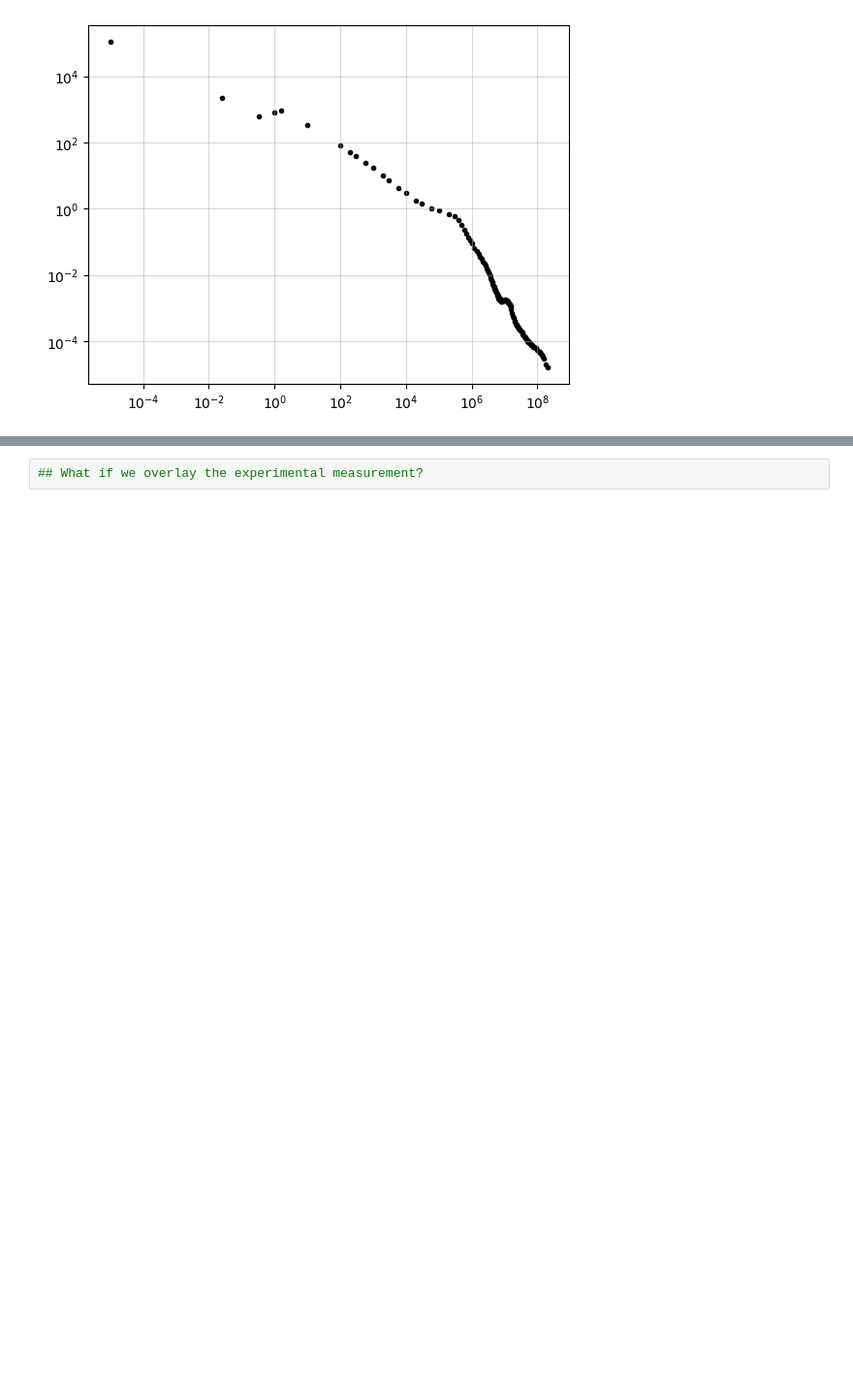
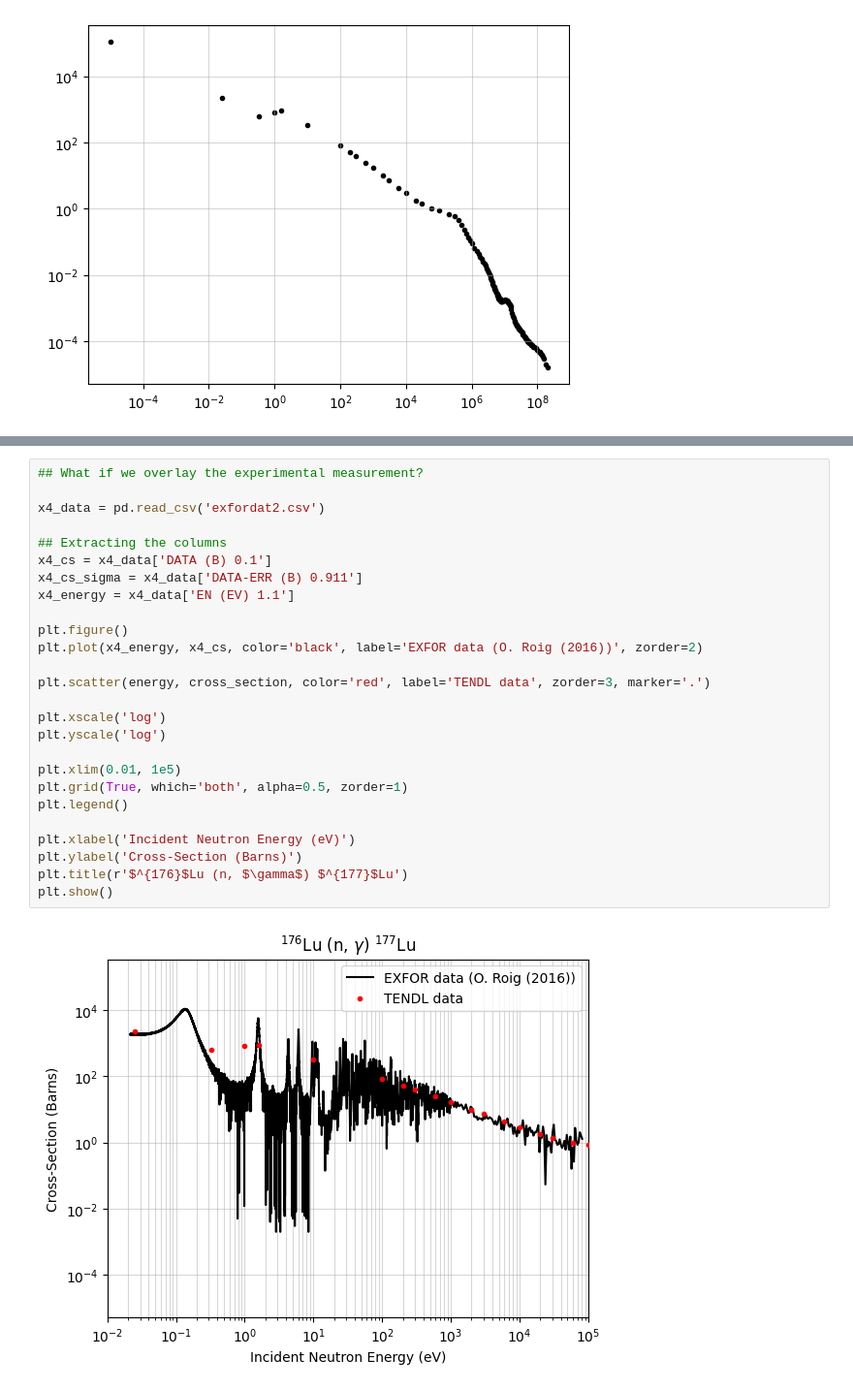
Before and after one commit to keenanbishop135/MSci-Project, a Jupyter notebook: TENDL-plot.ipynb, the cells around one changed output, grey strips where cells are left out. Shown at 97% size. Cells and saved outputs as stored; diff of their text form; blank space fills up the shorter version.

```diff
--- a/TENDL-plot.ipynb
+++ b/TENDL-plot.ipynb
@@ -42,3 +42,29 @@ plt.show()
 [figure]
 # %%
 ## What if we overlay the experimental measurement?
+
+x4_data = pd.read_csv('exfordat2.csv')
+
+## Extracting the columns
+x4_cs = x4_data['DATA (B) 0.1']
+x4_cs_sigma = x4_data['DATA-ERR (B) 0.911']
+x4_energy = x4_data['EN (EV) 1.1']
+
+plt.figure()
+plt.plot(x4_energy, x4_cs, color='black', label='EXFOR data (O. Roig (2016))', zorder=2)
+
+plt.scatter(energy, cross_section, color='red', label='TENDL data', zorder=3, marker='.')
+
+plt.xscale('log')
+plt.yscale('log')
+
+plt.xlim(0.01, 1e5)
+plt.grid(True, which='both', alpha=0.5, zorder=1)
+plt.legend()
+
+plt.xlabel('Incident Neutron Energy (eV)')
+plt.ylabel('Cross-Section (Barns)')
+plt.title(r'$^{176}$Lu (n, $\gamma$) $^{177}$Lu')
+plt.show()
+# %% [output]
+[figure, added]
```
Also changed, not shown: parts of 8 cells of this notebook, 22 other files.
